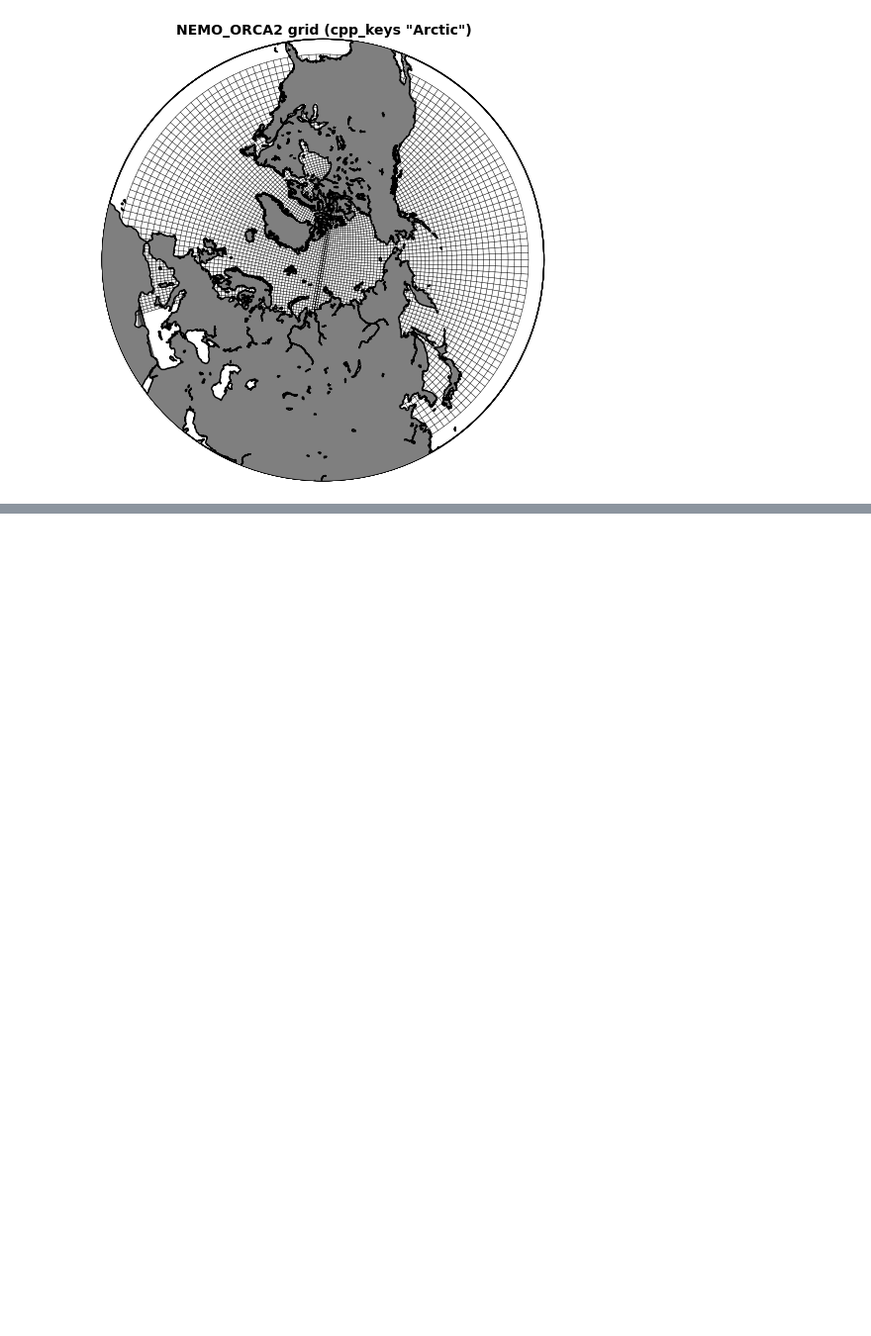
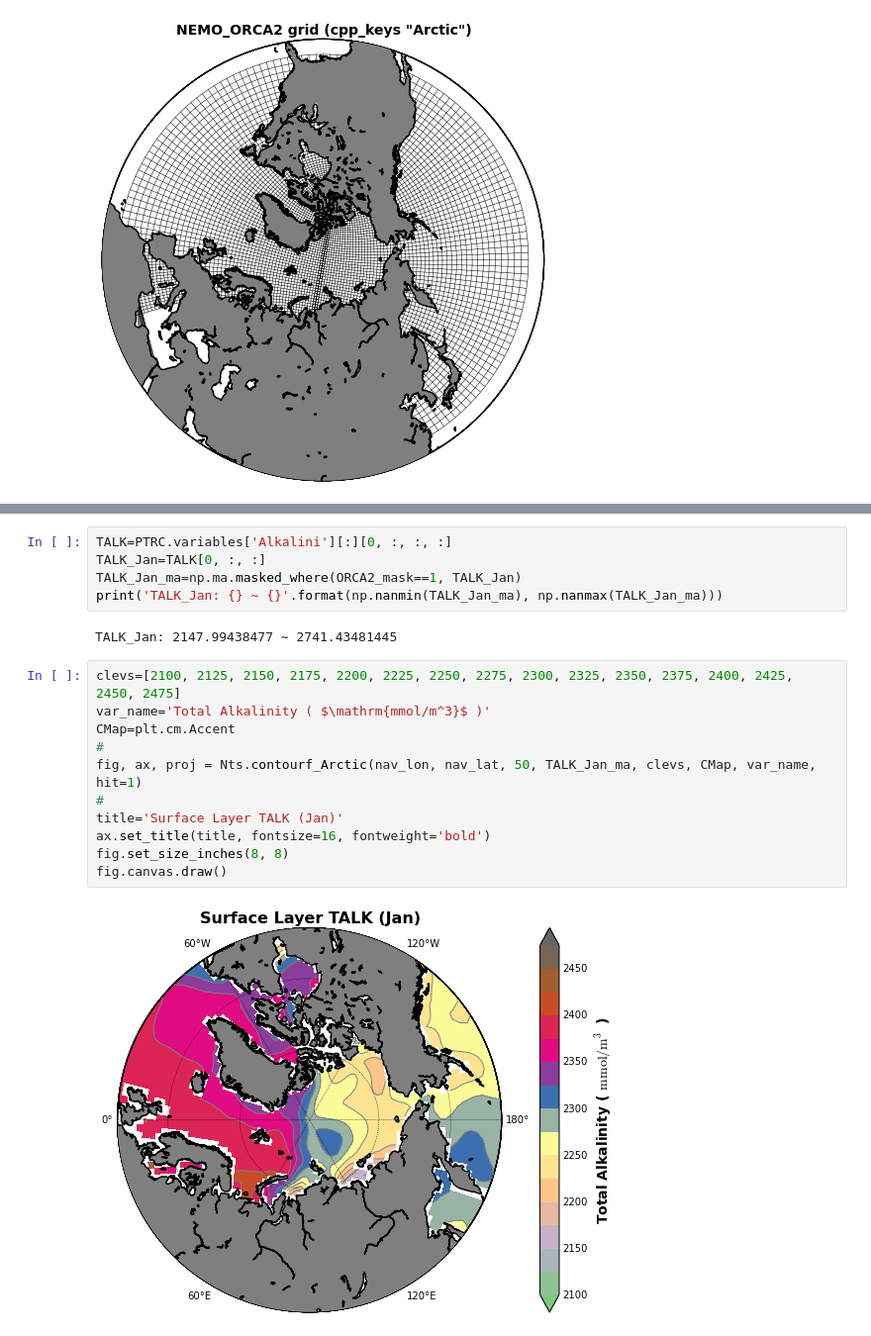
Before and after one commit to UBC-MOAD/analysis-kyle, a Jupyter notebook: notebooks/[NEMO] PISCES Output.ipynb, the cells around one changed output, grey strips where cells are left out. Shown at 99% size. Saved outputs shown, nothing was run; the diff lists cells and outputs as text; blank space fills up the shorter version.

```diff
--- a/notebooks/[NEMO] PISCES Output.ipynb
+++ b/notebooks/[NEMO] PISCES Output.ipynb
@@ -238,0 +100,20 @@ plt.show()
+# %%
+TALK=PTRC.variables['Alkalini'][:][0, :, :, :]
+TALK_Jan=TALK[0, :, :]
+TALK_Jan_ma=np.ma.masked_where(ORCA2_mask==1, TALK_Jan)
+print('TALK_Jan: {} ~ {}'.format(np.nanmin(TALK_Jan_ma), np.nanmax(TALK_Jan_ma)))
+# %% [output]
+TALK_Jan: 2147.99438477 ~ 2741.43481445
+# %%
+clevs=[2100, 2125, 2150, 2175, 2200, 2225, 2250, 2275, 2300, 2325, 2350, 2375, 2400, 2425, 2450, 2475]
+var_name='Total Alkalinity ( $\mathrm{mmol/m^3}$ )'
+CMap=plt.cm.Accent
+#
+fig, ax, proj = Nts.contourf_Arctic(nav_lon, nav_lat, 50, TALK_Jan_ma, clevs, CMap, var_name, hit=1)
+#
+title='Surface Layer TALK (Jan)'
+ax.set_title(title, fontsize=16, fontweight='bold')
+fig.set_size_inches(8, 8)
+fig.canvas.draw()
+# %% [output]
+[figure, added]
```
Also changed, not shown: parts of 34 cells of this notebook, 2 other files.
